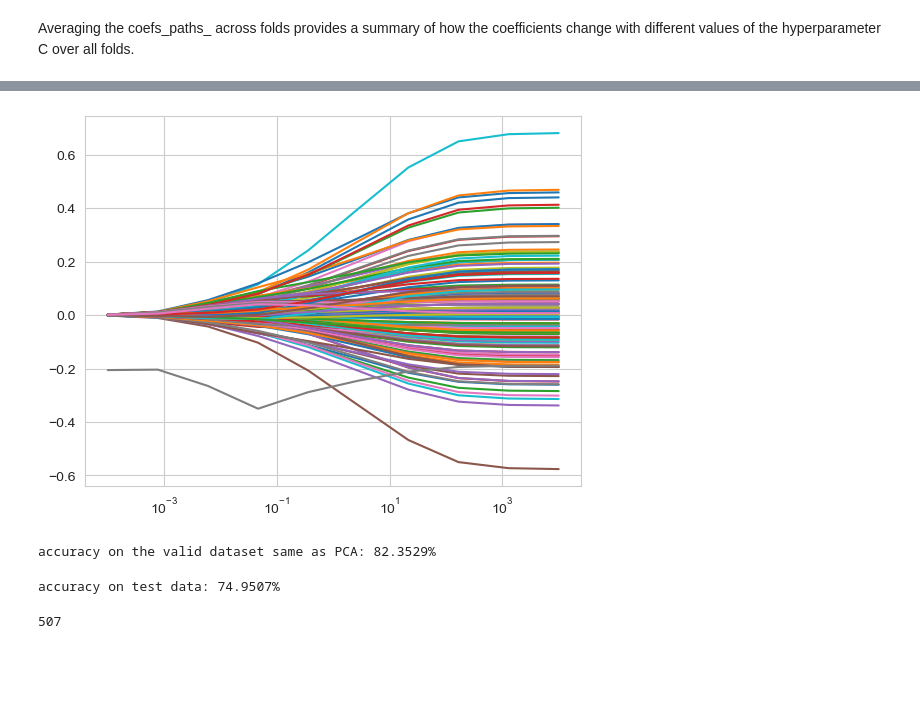
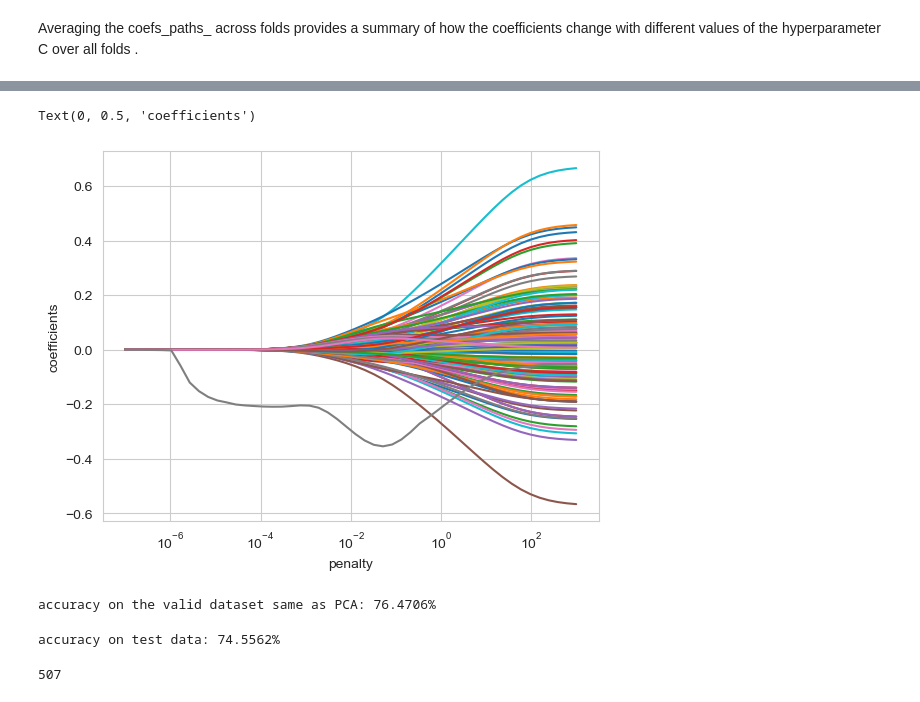
Before and after one commit to hereistheusername/Urban-Land-Cover-Data-Analysis, a Jupyter notebook: urban land cover analysis.ipynb, the cells around one changed output, grey strips where cells are left out. Saved outputs shown, nothing was run; the diff lists cells and outputs as text; code cells hidden in the pictures; blank space fills up the shorter version.

```diff
--- a/urban land cover analysis.ipynb
+++ b/urban land cover analysis.ipynb
@@ -274,7 +436,7 @@ y_in_num = df['class'].apply(lambda x: name2num[x])
 # %%
 X_train, X_valid, y_train, y_valid = train_test_split(data_standardized, y_in_ohc, train_size=0.9, random_state=42)
 # %%
-cv_logist = LogisticRegressionCV(Cs=10, cv=5, penalty='l2', solver='sag', n_jobs=4, max_iter=2000)
+cv_logist = LogisticRegressionCV(Cs=np.logspace(-7, 3), cv=5, penalty='l2', solver='sag', n_jobs=4, max_iter=2000)
 clf = cv_logist.fit(X_train, y_train.idxmax(axis=1))
 # %% [markdown]
 the final coefficients
@@ -299,24 +479,27 @@ Averaging the coefs_paths_ across folds provides a summary of how the coefficien
 # %%
 car_path = pd.DataFrame(clf.coefs_paths_['car '].mean(axis=0))
 ax = plt.gca()
 # car_path.plot(x=clf.Cs, ax=ax, legend=False)
 for c in car_path.columns:
     ax.plot(clf.Cs_, car_path[c])
 ax.set_xscale('log')
+ax.set_xlabel('penalty')
+ax.set_ylabel('coefficients')
 # %% [output]
+Text(0, 0.5, 'coefficients')
-[figure, old version]
+[figure, new version]
 # %%
 acc = (clf.predict(X_valid) == y_valid.idxmax(axis=1)).sum() / len(y_valid)
 print('accuracy on the valid dataset same as PCA: {:.4f}%'.format(100*acc))
 # %% [output]
-accuracy on the valid dataset same as PCA: 82.3529%
+accuracy on the valid dataset same as PCA: 76.4706%
 # %%
 y_pred = clf.predict(X_test)
 comp = (y_pred == y_test.idxmax(axis=1)).sum()
 acc = np.sum(comp)/len(y_pred)
 print('accuracy on test data: {:.4f}%'.format(100* acc))
 # %% [output]
-accuracy on test data: 74.9507%
+accuracy on test data: 74.5562%
 # %%
 len(y_pred)
 # %% [output]
```
Also changed, not shown: parts of 25 cells of this notebook.
